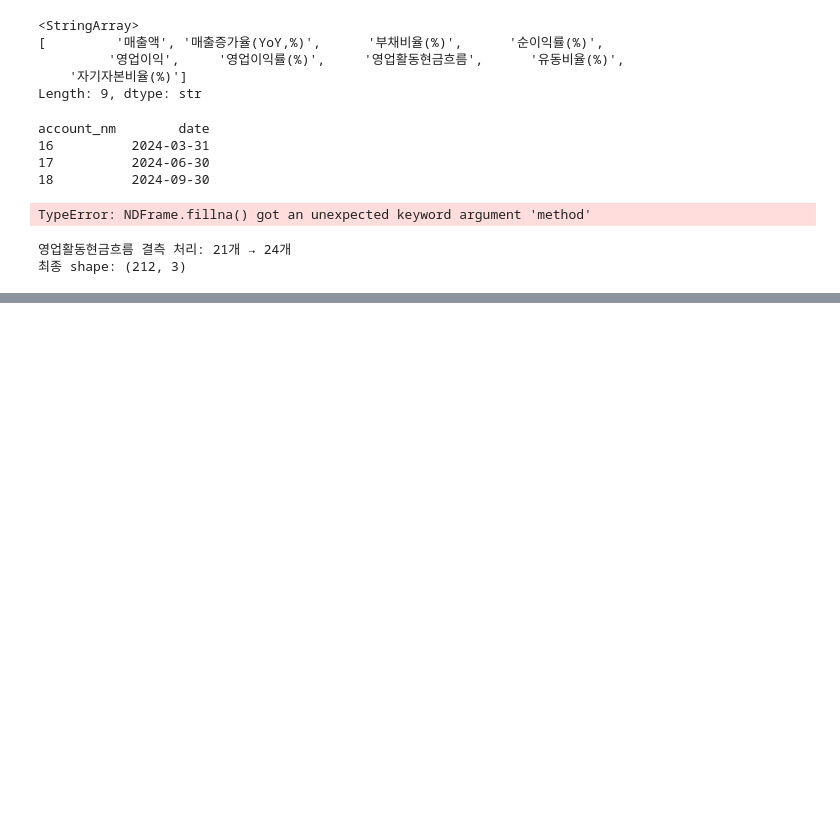
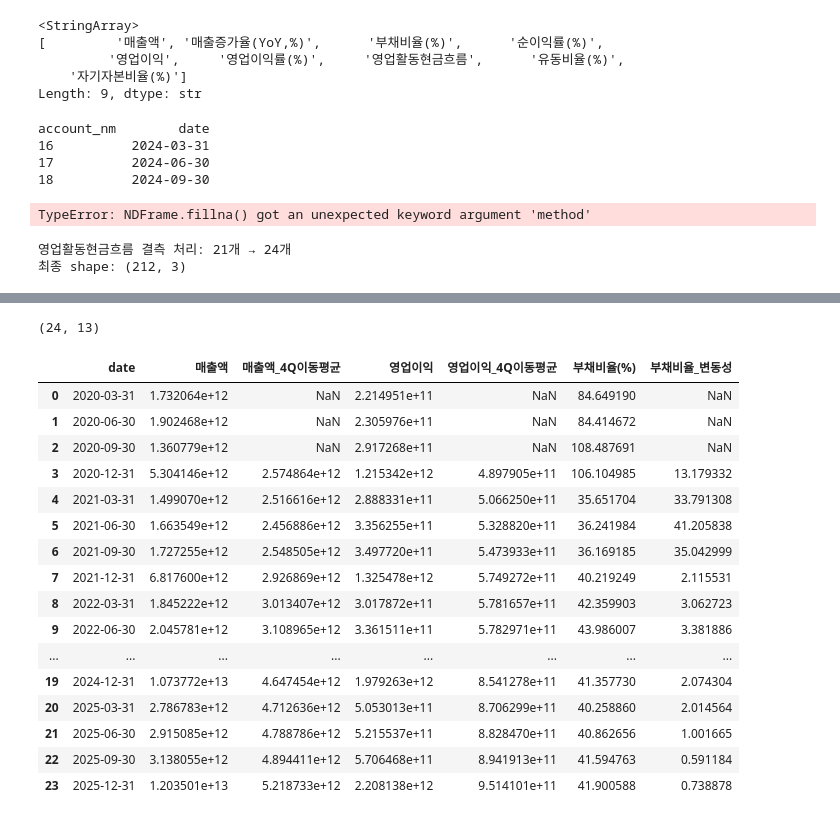
Before and after one commit to ilililililil4319/M1-2, a Jupyter notebook: notebook/prepare_data.ipynb, the cells around one changed output, grey strips where cells are left out. Saved outputs shown, nothing was run; the diff lists cells and outputs as text; code cells hidden in the pictures; blank space fills up the shorter version.

```diff
--- a/notebook/prepare_data.ipynb
+++ b/notebook/prepare_data.ipynb
@@ -670,0 +727,39 @@ long_df.to_csv('../data/naver_financials.csv', index=False, encoding='utf-8-sig'
+# %%
+import pandas as pd
+import matplotlib.pyplot as plt
+import matplotlib as mpl
+
+mpl.rcParams['font.family'] = 'Malgun Gothic'
+mpl.rcParams['axes.unicode_minus'] = False
+
+long_df = pd.read_csv('../data/naver_financials.csv')
+wide = long_df.pivot_table(index='date', columns='memo', values='value', aggfunc='first').reset_index()
+wide['date'] = pd.to_datetime(wide['date'])
+wide = wide.sort_values('date').reset_index(drop=True)
+wide.columns.name = None
+
+wide['매출액_4Q이동평균'] = wide['매출액'].rolling(4).mean()
+wide['영업이익_4Q이동평균'] = wide['영업이익'].rolling(4).mean()
+wide['부채비율_변동성'] = wide['부채비율(%)'].rolling(4).std()
+
+print(wide.shape)
+wide[['date','매출액','매출액_4Q이동평균','영업이익','영업이익_4Q이동평균','부채비율(%)','부채비율_변동성']]
+# %% [output]
+(24, 13)
+|  | date | 매출액 | 매출액_4Q이동평균 | 영업이익 | 영업이익_4Q이동평균 | 부채비율(%) | 부채비율_변동성 |
+| 0 | 2020-03-31 | 1.732064e+12 | NaN | 2.214951e+11 | NaN | 84.649190 | NaN |
+| 1 | 2020-06-30 | 1.902468e+12 | NaN | 2.305976e+11 | NaN | 84.414672 | NaN |
+| 2 | 2020-09-30 | 1.360779e+12 | NaN | 2.917268e+11 | NaN | 108.487691 | NaN |
+| 3 | 2020-12-31 | 5.304146e+12 | 2.574864e+12 | 1.215342e+12 | 4.897905e+11 | 106.104985 | 13.179332 |
+| 4 | 2021-03-31 | 1.499070e+12 | 2.516616e+12 | 2.888331e+11 | 5.066250e+11 | 35.651704 | 33.791308 |
+| 5 | 2021-06-30 | 1.663549e+12 | 2.456886e+12 | 3.356255e+11 | 5.328820e+11 | 36.241984 | 41.205838 |
+| 6 | 2021-09-30 | 1.727255e+12 | 2.548505e+12 | 3.497720e+11 | 5.473933e+11 | 36.169185 | 35.042999 |
+| 7 | 2021-12-31 | 6.817600e+12 | 2.926869e+12 | 1.325478e+12 | 5.749272e+11 | 40.219249 | 2.115531 |
+| 8 | 2022-03-31 | 1.845222e+12 | 3.013407e+12 | 3.017872e+11 | 5.781657e+11 | 42.359903 | 3.062723 |
+| 9 | 2022-06-30 | 2.045781e+12 | 3.108965e+12 | 3.361511e+11 | 5.782971e+11 | 43.986007 | 3.381886 |
+| ... | ... | ... | ... | ... | ... | ... | ... |
+| 19 | 2024-12-31 | 1.073772e+13 | 4.647454e+12 | 1.979263e+12 | 8.541278e+11 | 41.357730 | 2.074304 |
+| 20 | 2025-03-31 | 2.786783e+12 | 4.712636e+12 | 5.053013e+11 | 8.706299e+11 | 40.258860 | 2.014564 |
+| 21 | 2025-06-30 | 2.915085e+12 | 4.788786e+12 | 5.215537e+11 | 8.828470e+11 | 40.862656 | 1.001665 |
+| 22 | 2025-09-30 | 3.138055e+12 | 4.894411e+12 | 5.706468e+11 | 8.941913e+11 | 41.594763 | 0.591184 |
+| 23 | 2025-12-31 | 1.203501e+13 | 5.218733e+12 | 2.208138e+12 | 9.514101e+11 | 41.900588 | 0.738878 |
```
Also changed, not shown: parts of 6 cells of this notebook, 12 other files.
